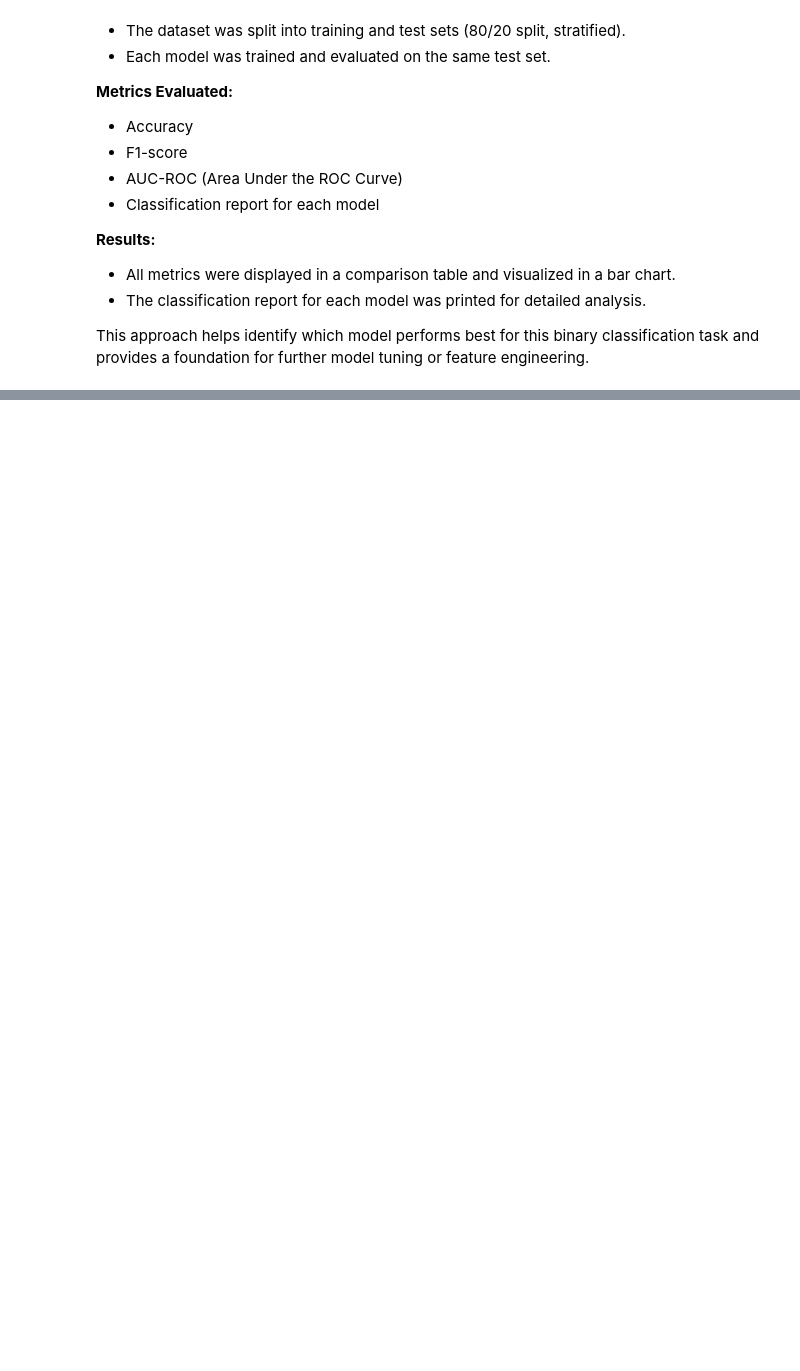
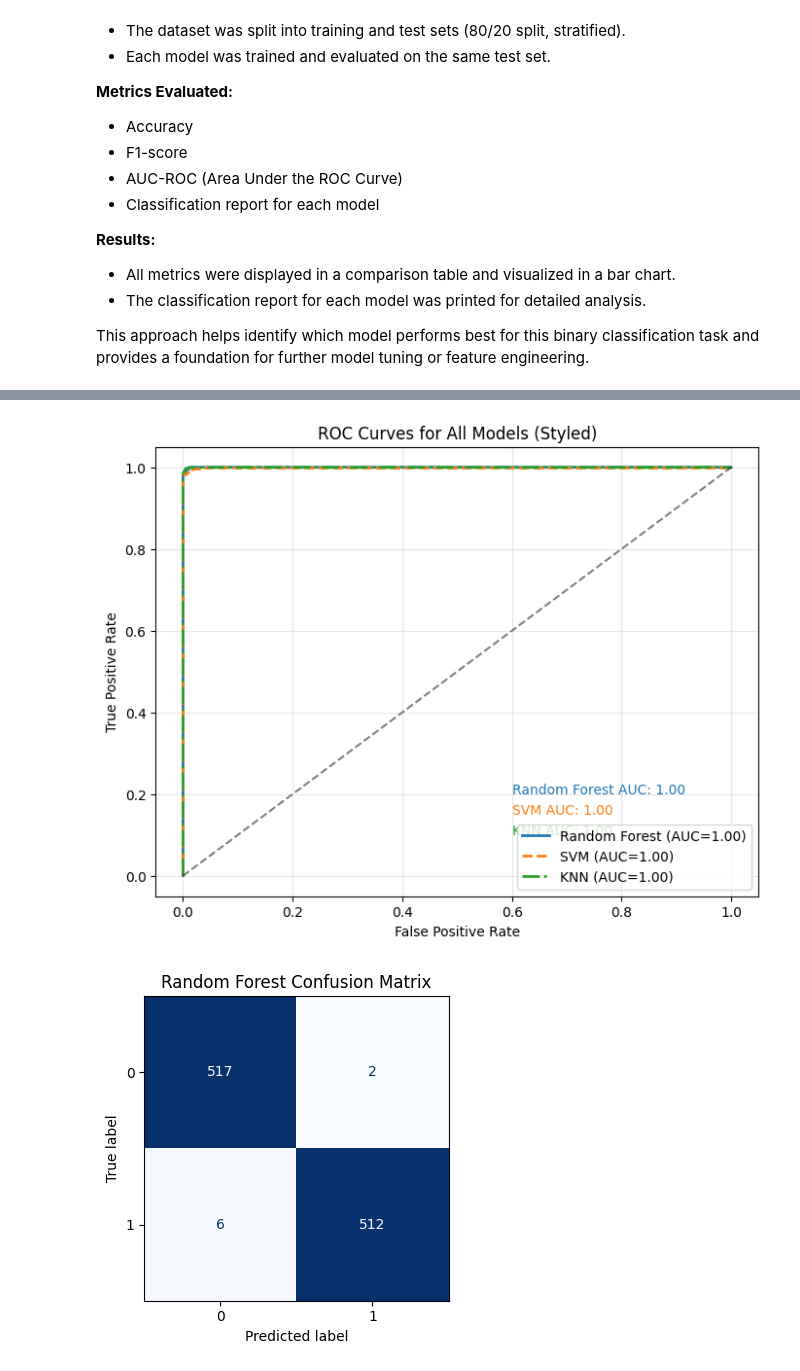
Before and after one commit to Ro706/MLLab, a Jupyter notebook: project_safe_women/SVM_KNN_RF/ml_pract_ml.ipynb, the cells around one changed output, grey strips where cells are left out. Drawn from its saved outputs; the diff is of its cells as text; code cells hidden in the pictures; blank space fills up the shorter version.

Commit message:
update [update] SVM RF KNN Compare multiple ML models in the clean Dataset

```diff
--- a/project_safe_women/SVM_KNN_RF/ml_pract_ml.ipynb
+++ b/project_safe_women/SVM_KNN_RF/ml_pract_ml.ipynb
@@ -104,0 +109,36 @@ This approach helps identify which model performs best for this binary classific
+# %%
+from sklearn.metrics import roc_curve, auc, confusion_matrix, ConfusionMatrixDisplay
+plt.figure(figsize=(8, 6))
+colors = ['#1f77b4', '#ff7f0e', '#2ca02c']
+linestyles = ['-', '--', '-.']
+for idx, (name, model) in enumerate(models.items()):
+    if hasattr(model, 'predict_proba'):
+        y_proba = model.predict_proba(X_test)[:, 1]
+    else:
+        y_proba = model.decision_function(X_test)
+    fpr, tpr, _ = roc_curve(y_test, y_proba)
+    roc_auc = auc(fpr, tpr)
+    plt.plot(fpr, tpr, color=colors[idx], linestyle=linestyles[idx], linewidth=2,
+             label=f'{name} (AUC={roc_auc:.2f})')
+    plt.text(0.6, 0.2-idx*0.05, f'{name} AUC: {roc_auc:.2f}', color=colors[idx], fontsize=10)
+plt.plot([0, 1], [0, 1], 'k--', alpha=0.5)
+plt.xlabel('False Positive Rate')
+plt.ylabel('True Positive Rate')
+plt.title('ROC Curves for All Models (Styled)')
+plt.legend(loc='lower right')
+plt.grid(alpha=0.3)
+plt.show()
+
+# Confusion Matrices (separate figure for each model)
+for name, model in models.items():
+    y_pred = model.predict(X_test)
+    cm = confusion_matrix(y_test, y_pred)
+    disp = ConfusionMatrixDisplay(confusion_matrix=cm)
+    fig, ax = plt.subplots(figsize=(4, 4))
+    disp.plot(ax=ax, cmap='Blues', colorbar=False)
+    ax.set_title(f'{name} Confusion Matrix')
+    plt.tight_layout()
+    plt.show()
+# %% [output]
+[figure, added]
+[figure, added]
```
Also changed, not shown: parts of 3 cells of this notebook.
